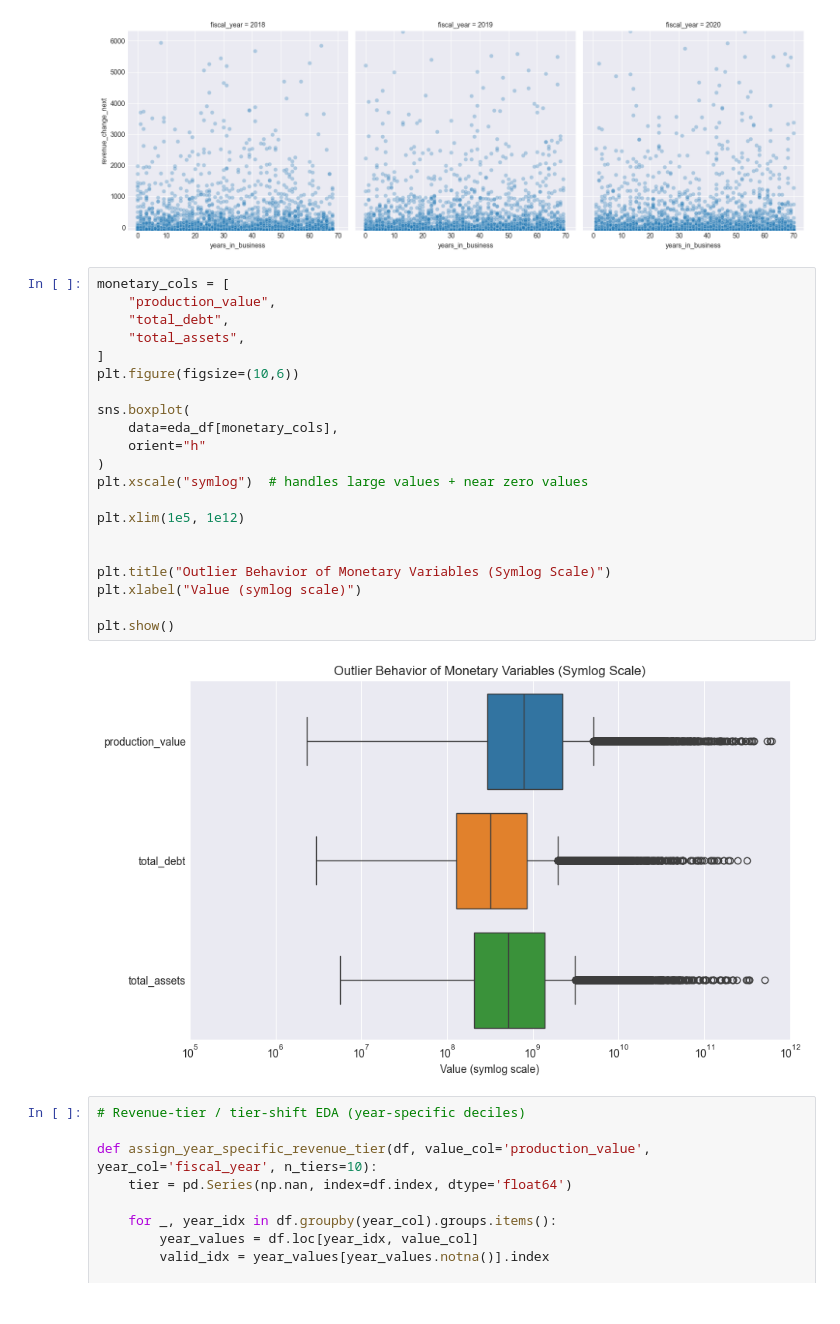
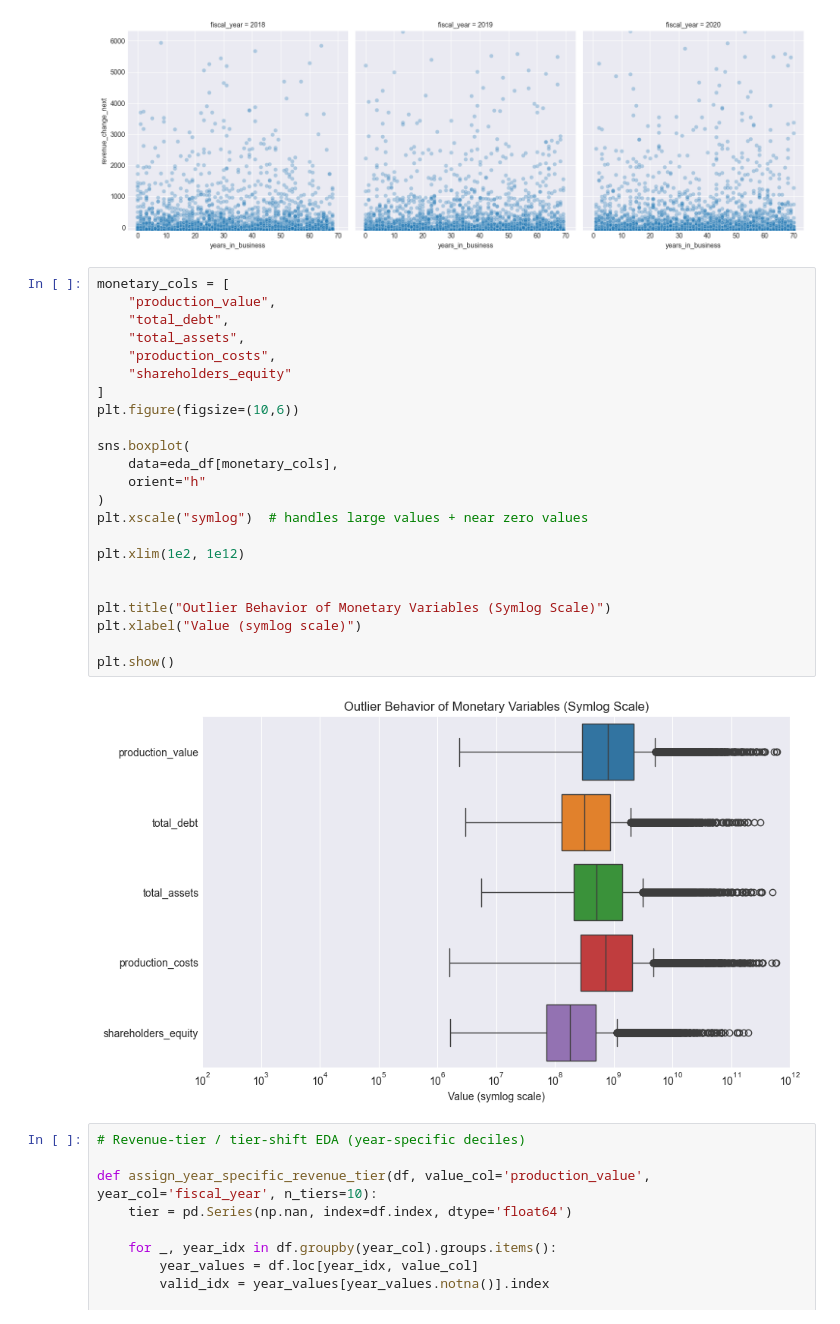
Before and after one commit to KorayAydin3k/Expert_AI_project, a Jupyter notebook: notebook/starter_template_2.ipynb, the cells around one changed output. Drawn from its saved outputs; the diff is of its cells as text.

```diff
--- a/notebook/starter_template_2.ipynb
+++ b/notebook/starter_template_2.ipynb
@@ -475,26 +536,28 @@ plt.show()
 # %%
 monetary_cols = [
     "production_value",
     "total_debt",
     "total_assets",
+    "production_costs",
+    "shareholders_equity"
 ]
 plt.figure(figsize=(10,6))
 
 sns.boxplot(
     data=eda_df[monetary_cols],
     orient="h"
 )
 plt.xscale("symlog")  # handles large values + near zero values
 
-plt.xlim(1e5, 1e12)
+plt.xlim(1e2, 1e12)
 
 
 plt.title("Outlier Behavior of Monetary Variables (Symlog Scale)")
 plt.xlabel("Value (symlog scale)")
 
 plt.show()
 # %% [output]
-[figure, old version]
+[figure, new version]
 # %%
 # Revenue-tier / tier-shift EDA (year-specific deciles)
 
```
Also changed, not shown: parts of 7 cells of this notebook, 13 other files.
